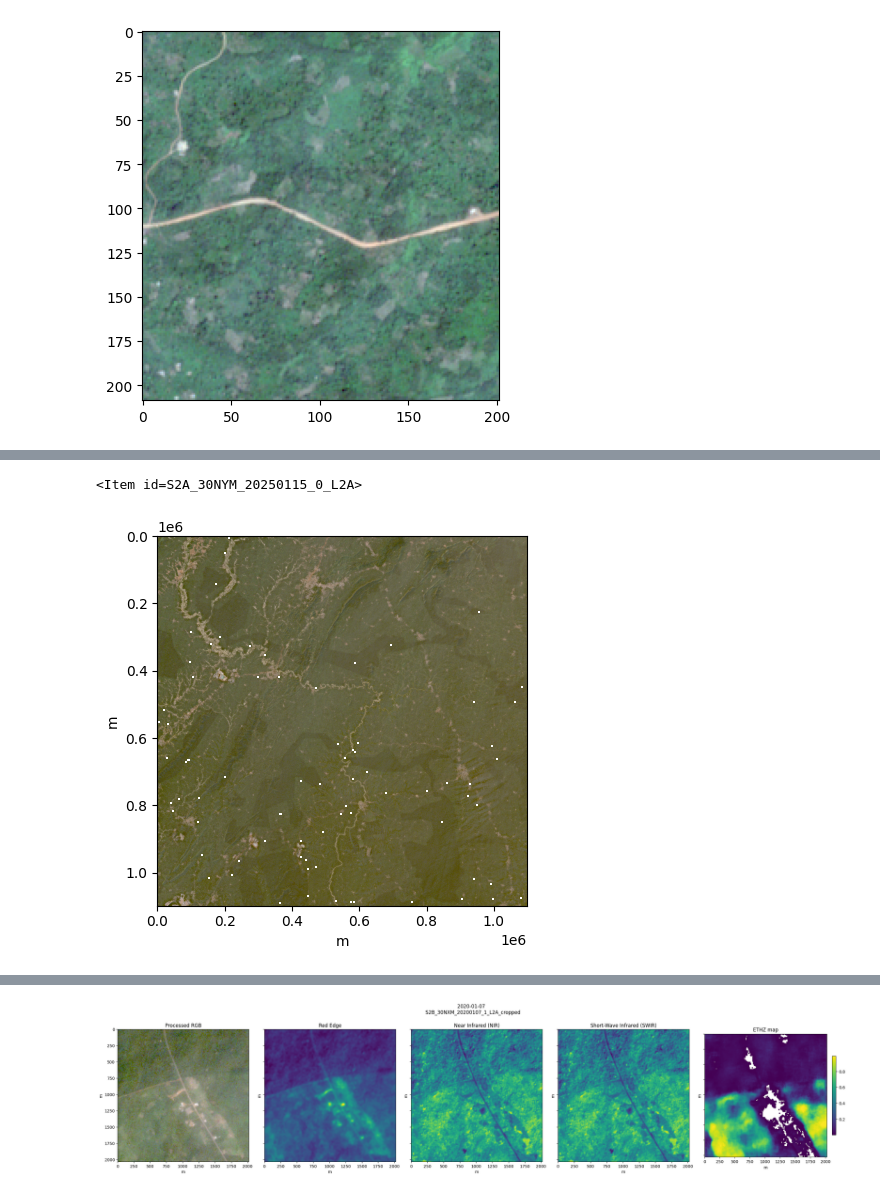
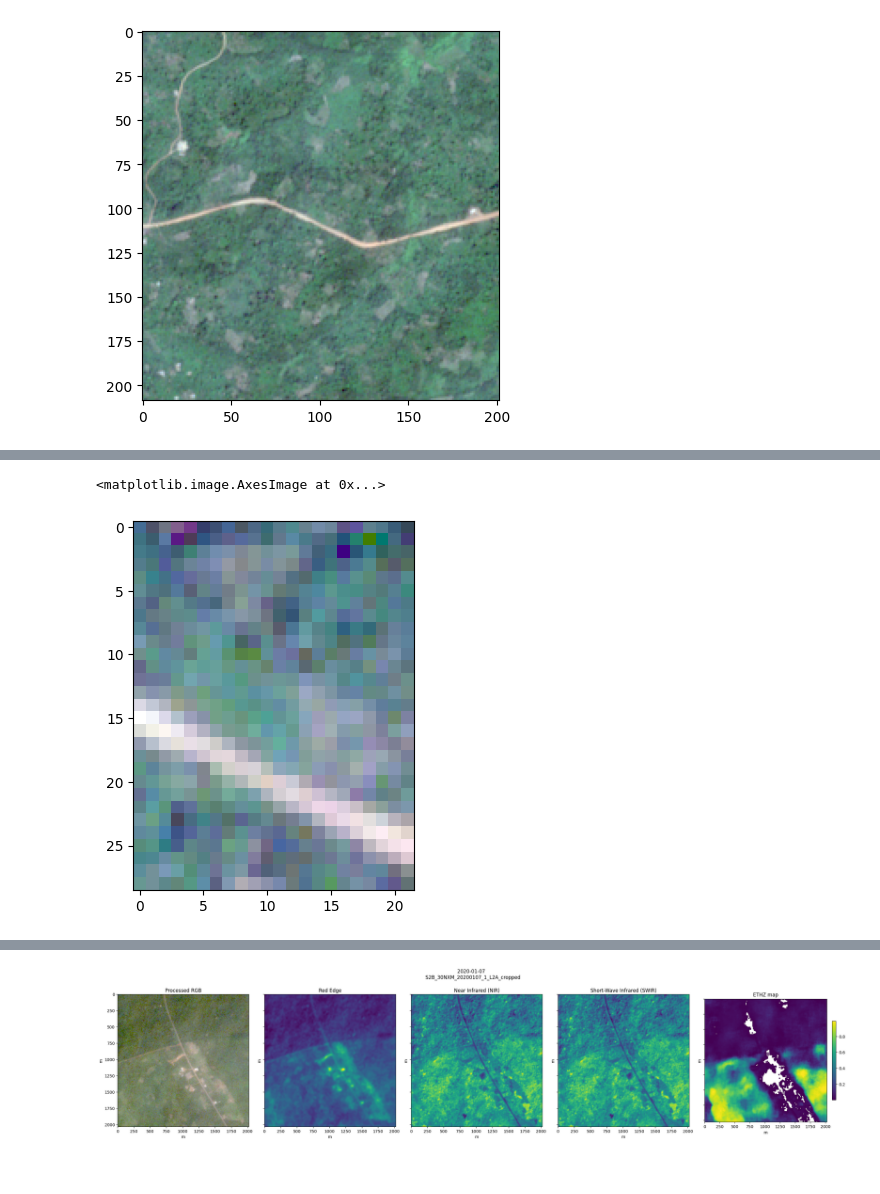
Before and after one commit to arthurgassner-synotis/forestero-skymap-poc, a Jupyter notebook: nb/0-3-plot_sites.ipynb, the cells around one changed output, grey strips where cells are left out. Cells and saved outputs as stored; diff of their text form; code cells hidden in the pictures.

```diff
--- a/nb/0-3-plot_sites.ipynb
+++ b/nb/0-3-plot_sites.ipynb
@@ -54,12 +44,12 @@ tuple(stac_items[0].bbox)
 # %%
 # Figure out on which STAC items each site appears
 allowed_ids = set([e.id for e in stac_items])
-site_name_to_stac_items = {}
+site_name_to_scene_ids = {}
 for s in tqdm(sites, total=len(sites)):
-    found_stac_items = STACItem.find_from_bbox(s.bbox)
+    found_scene_ids = STACItem.find_from_bbox(s.bbox)
 
     # Only keep selected ones
-    site_name_to_stac_items[s.name] = [e for e in found_stac_items if e in allowed_ids]
+    site_name_to_scene_ids[s.name] = [e for e in found_scene_ids if e in allowed_ids]
 # %%
 @dataclass
 class CroppedSnapshot:
@@ -154,7 +144,7 @@ def load_crop(tif_path: Path, bbox_wgs84: tuple[float, float, float, float], pad
 
         return data
 
-def load_from_id(scene_id: str, bbox_wgs84: tuple[float, float, float, float], padding_m: float) -> "CroppedSnapshot":
+def load_crop_from_id(scene_id: str, bbox_wgs84: tuple[float, float, float, float], padding_m: float) -> "CroppedSnapshot":
     """Load all .tif from scene ID."""
 
     # Load each raster in their .tif
@@ -195,14 +185,8 @@ def load_from_id(scene_id: str, bbox_wgs84: tuple[float, float, float, float], p
 
     return CroppedSnapshot(rgb_re_nir_swir=rgb_re_nir_swir, bounds=bounds, crs=crs)
 
-cs = load_from_id("S2A_30NYM_20200102_0_L2A", sites[0].bbox, 1000)
-
+cs = load_crop_from_id("S2A_30NYM_20200102_0_L2A", sites[0].bbox, 1000)
 plt.imshow(cs.processed_rgb)
 # %% [output]
 <matplotlib.image.AxesImage at 0x...>
 [figure]
-# %%
-# For each site, load their cropped region
-site = [e for e in sites if e.name == "AC01"][0]
-cs = load_from_id(site_name_to_stac_items["AC01"][0], site.bbox, 100)
-plt.imshow(cs.processed_rgb)
@@ -247,4 +192,0 @@ plt.show()
-# %%
-stac_items[0]
-# %% [output]
-<Item id=S2A_30NYM_20250115_0_L2A>
@@ -254,23 +193,18 @@ si = STACItem.load_from_id("S2B_30NXM_20200107_1_L2A")
-# %%
-def plot_stac_item(si: STACItem, max_resolution_px: int = 1000):
-    img = si.processed_rgb
-    height, width = img.shape[:2]
-
-    # Cheap downscale to match max resolution
-    if height >= max_resolution_px:
-        stride = height // max_resolution_px
-        img = img[::stride, ::stride]
-
-    # Define what the img's side correspond to in "world coords"
-    PX_TO_M = 10 * stride
-    height_m, width_m = height * PX_TO_M, width * PX_TO_M
-    extent = [0, width_m, height_m, 0]  # left, right, bottom, top
-
-    plt.xlabel("m")
-    plt.ylabel("m")
-
-    plt.imshow(img, extent=extent)
-
-plot_stac_item(si)
-# %% [output]
-[figure, removed]
+# %%
+site_name_to_crops = {}
+for site in tqdm(sites, total=len(sites)):
+    scene_ids = site_name_to_scene_ids[site.name]
+
+    crops = []
+    for scene_id in scene_ids:
+        crop = load_crop_from_id(scene_id, site.bbox, padding_m=100)
+        crops.append(crop)
+
+    site_name_to_crops[site.name] = crops
+
+    break
+# %%
+plt.imshow(site_name_to_crops["AC01"][4].processed_rgb)
+# %% [output]
+<matplotlib.image.AxesImage at 0x...>
+[figure, added]
```
Also changed, not shown: parts of 8 cells of this notebook, 6 other files.
